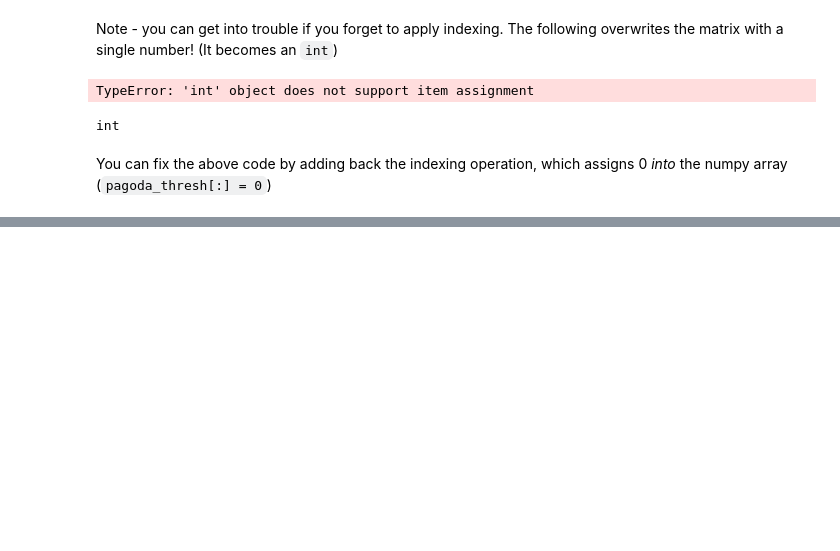
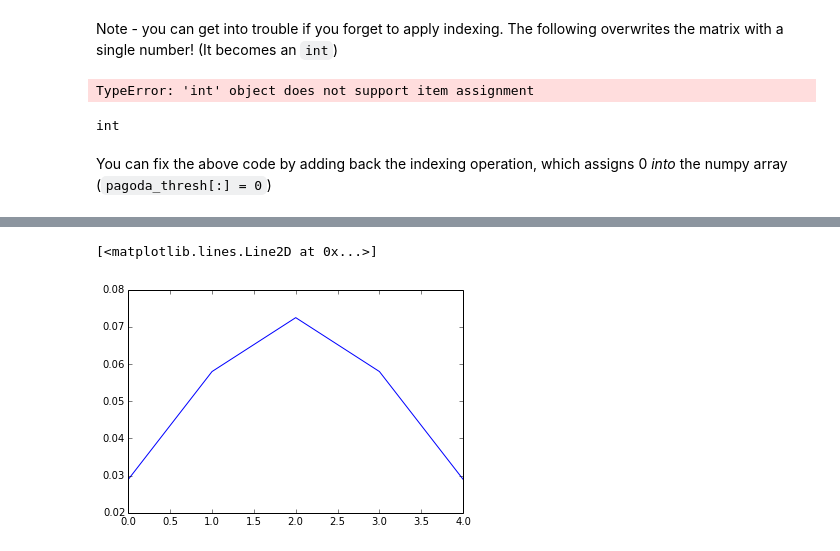
Before and after one commit to Berkeley-MIDS-ML/MIDS-ML-examples, a Jupyter notebook: Images.ipynb, the cells around one changed output, grey strips where cells are left out. Cells and saved outputs as stored; diff of their text form; code cells hidden in the pictures; blank space fills up the shorter version.

```diff
--- a/Images.ipynb
+++ b/Images.ipynb
@@ -120,0 +156,6 @@ You can fix the above code by adding back the indexing operation, which assigns
+# %%
+# We can also look at the contour through the middle like this
+plt.plot(kernel[2,])
+# %% [output]
+[<matplotlib.lines.Line2D at 0x...>]
+[figure, added]
```
Also changed, not shown: parts of 12 cells of this notebook, 1 other file.
